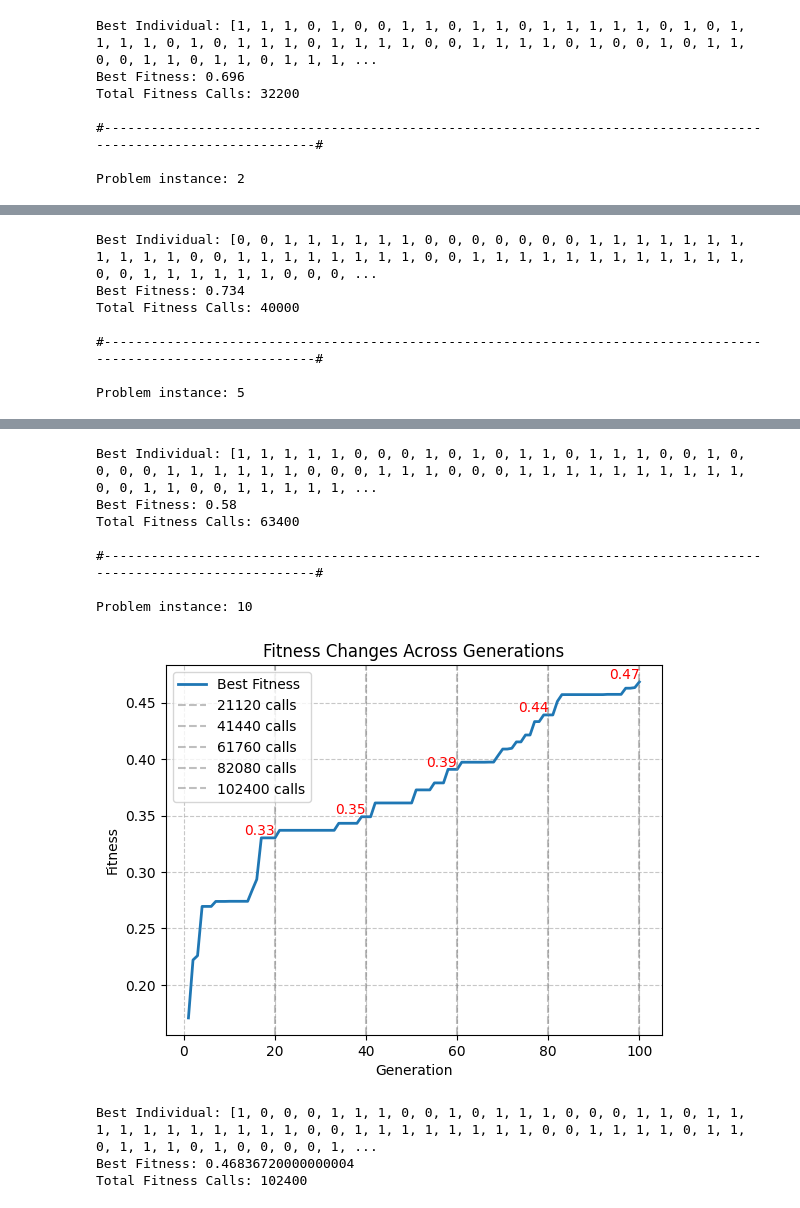
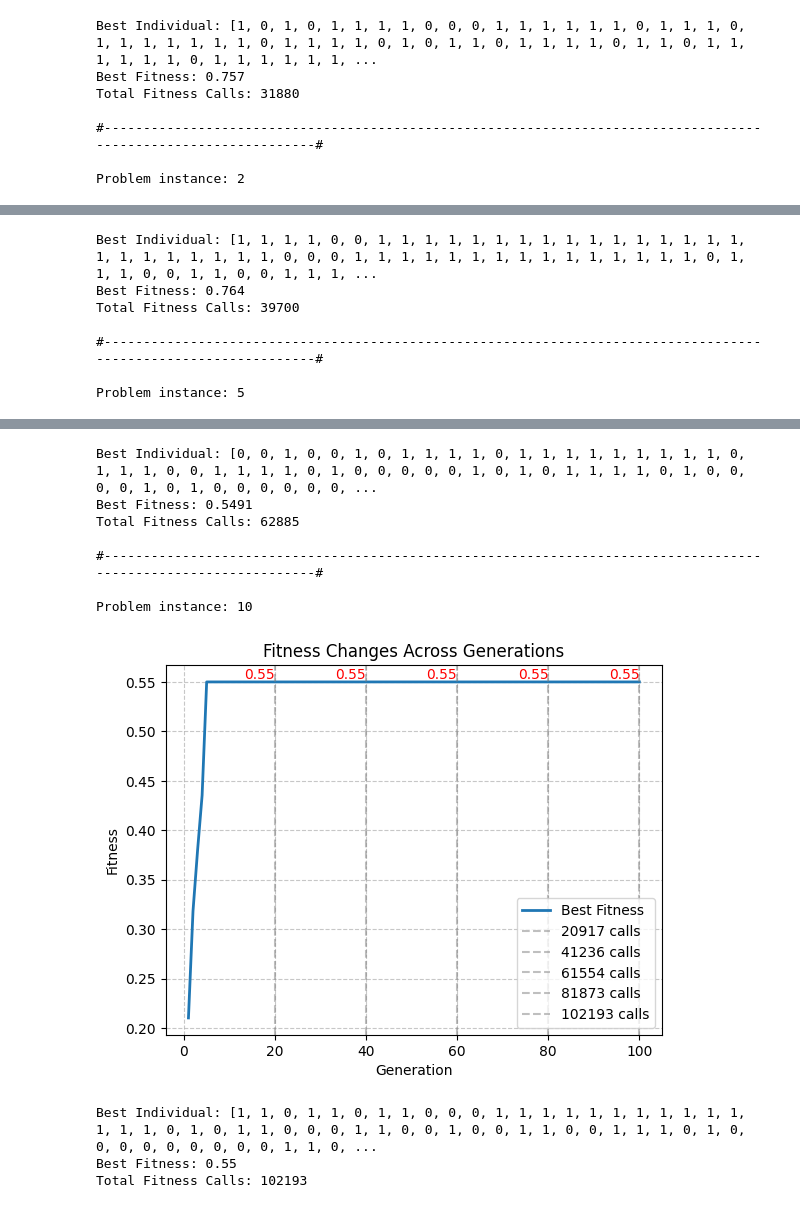
Before and after one commit to lfmvit/s317264-computational-intelligence-labs, a Jupyter notebook: lab9/lab9.ipynb, the cells around one changed output, grey strips where cells are left out. Drawn from its saved outputs; the diff is of its cells as text; code cells hidden in the pictures.

Commit message:
fixed mutation accurring along crossover

```diff
--- a/lab9/lab9.ipynb
+++ b/lab9/lab9.ipynb
@@ -31,16 +31,19 @@ class GeneticAlgorithm:
         # Select the best individuals from each population
         best_individuals = []
         for population in all_populations:
-            best_individuals.extend(sorted(population, key=self.fitness_function, reverse=True)[:2])
+            best_individuals.extend(sorted(population, key=self.fitness_function, reverse=True)[:5])
 
         return best_individuals
 
     def custom_crossover(self, ind1, ind2, k):
         # Create a child as a copy of the parent
-        child = deepcopy(ind1)
+        child = list(ind1)
 
         # Initialize the best fitness
         best_fitness = self.fitness_function(child)
+
+        # Flag to track whether crossover resulted in a different child
+        crossover_changed = False
 
         # Iterate from i to k and find the best fitness
         for i in range(k):
@@ -55,11 +58,17 @@ class GeneticAlgorithm:
             # Update the best fitness and child if the current child is better
             if fitness_child > best_fitness:
                 best_fitness = fitness_child
+                crossover_changed = True
             else:
                 # If the current child is not better, revert the crossover changes
                 child[i::step] = ind1[i::step]
 
+        # If crossover didn't result in a different child, apply mutation
+        if not crossover_changed:
+            child = self.mutate(child, a)
+
         return child
+
 
     def mutate(self, individual, k):
         mutated_individual = deepcopy(individual)
@@ -96,9 +105,9 @@ class GeneticAlgorithm:
                     if i != j:
                         child = self.custom_crossover(self.population[elite_individuals[i]], self.population[j], a)
                         #child = self.custom_crossover(self.population[elite_individuals[i]], self.population[elite_individuals[j]], a)
-                        if child is not None:
-                            child = self.mutate(child,a)  # Apply mutation
-                            offspring_set.add(tuple(child))
+
+
+                        offspring_set.add(tuple(child))
 
             offspring = [list(child) for child in offspring_set]
 
@@ -156,13 +165,13 @@ for a in a:
     print("\n#----------------------------------------------------------------------------------------------------------------#")
     print(f"\nProblem instance: {a}")
 
-    num_populations = 20
+    num_populations = 10
 
     population_size = 40
     genome_length = 1000
 
     crossover_rate = 0.95
-    mutation_rate = 0.10  # Adjust as needed
+    mutation_rate = 0.05
     # Create the fitness function
     fitness = lab9_lib.make_problem(a)
 
@@ -188,6 +197,6 @@ Problem instance: 1
-Best Individual: [1, 1, 1, 0, 1, 0, 0, 1, 1, 0, 1, 1, 0, 1, 1, 1, 1, 1, 0, 1, 0, 1, 1, 1, 1, 0, 1, 0, 1, 1, 1, 0, 1, 1, 1, 1, 0, 0, 1, 1, 1, 1, 0, 1, 0, 0, 1, 0, 1, 1, 0, 0, 1, 1, 0, 1, 1, 0, 1, 1, 1, ...
-Best Fitness: 0.696
-Total Fitness Calls: 32200
+Best Individual: [1, 0, 1, 0, 1, 1, 1, 1, 0, 0, 0, 1, 1, 1, 1, 1, 1, 0, 1, 1, 1, 0, 1, 1, 1, 1, 1, 1, 1, 0, 1, 1, 1, 1, 0, 1, 0, 1, 1, 0, 1, 1, 1, 1, 0, 1, 1, 0, 1, 1, 1, 1, 1, 1, 0, 1, 1, 1, 1, 1, 1, ...
+Best Fitness: 0.757
+Total Fitness Calls: 31880
 
 #----------------------------------------------------------------------------------------------------------------#
 
@@ -196,6 +205,6 @@ Problem instance: 2
-Best Individual: [0, 0, 1, 1, 1, 1, 1, 1, 0, 0, 0, 0, 0, 0, 0, 1, 1, 1, 1, 1, 1, 1, 1, 1, 1, 1, 0, 0, 1, 1, 1, 1, 1, 1, 1, 1, 0, 0, 1, 1, 1, 1, 1, 1, 1, 1, 1, 1, 1, 1, 0, 0, 1, 1, 1, 1, 1, 1, 0, 0, 0, ...
-Best Fitness: 0.734
-Total Fitness Calls: 40000
+Best Individual: [1, 1, 1, 1, 0, 0, 1, 1, 1, 1, 1, 1, 1, 1, 1, 1, 1, 1, 1, 1, 1, 1, 1, 1, 1, 1, 1, 1, 1, 1, 0, 0, 0, 1, 1, 1, 1, 1, 1, 1, 1, 1, 1, 1, 1, 1, 1, 1, 0, 1, 1, 1, 0, 0, 1, 1, 0, 0, 1, 1, 1, ...
+Best Fitness: 0.764
+Total Fitness Calls: 39700
 
 #----------------------------------------------------------------------------------------------------------------#
 
@@ -204,11 +213,11 @@ Problem instance: 5
-Best Individual: [1, 1, 1, 1, 1, 0, 0, 0, 1, 0, 1, 0, 1, 1, 0, 1, 1, 1, 0, 0, 1, 0, 0, 0, 0, 1, 1, 1, 1, 1, 1, 0, 0, 0, 1, 1, 1, 0, 0, 0, 1, 1, 1, 1, 1, 1, 1, 1, 1, 1, 0, 0, 1, 1, 0, 0, 1, 1, 1, 1, 1, ...
-Best Fitness: 0.58
-Total Fitness Calls: 63400
+Best Individual: [0, 0, 1, 0, 0, 1, 0, 1, 1, 1, 1, 0, 1, 1, 1, 1, 1, 1, 1, 1, 1, 0, 1, 1, 1, 0, 0, 1, 1, 1, 1, 0, 1, 0, 0, 0, 0, 0, 1, 0, 1, 0, 1, 1, 1, 1, 0, 1, 0, 0, 0, 0, 1, 0, 1, 0, 0, 0, 0, 0, 0, ...
+Best Fitness: 0.5491
+Total Fitness Calls: 62885
 
 #----------------------------------------------------------------------------------------------------------------#
 
 Problem instance: 10
-[figure, old version]
+[figure, new version]
-Best Individual: [1, 0, 0, 0, 1, 1, 1, 0, 0, 1, 0, 1, 1, 1, 0, 0, 0, 1, 1, 0, 1, 1, 1, 1, 1, 1, 1, 1, 1, 1, 1, 0, 0, 1, 1, 1, 1, 1, 1, 1, 1, 0, 0, 1, 1, 1, 1, 0, 1, 1, 0, 1, 1, 1, 0, 1, 0, 0, 0, 0, 1, ...
-Best Fitness: 0.46836720000000004
-Total Fitness Calls: 102400
+Best Individual: [1, 1, 0, 1, 1, 0, 1, 1, 0, 0, 0, 1, 1, 1, 1, 1, 1, 1, 1, 1, 1, 1, 1, 1, 1, 0, 1, 0, 1, 1, 0, 0, 0, 1, 1, 0, 0, 1, 0, 0, 1, 1, 0, 0, 1, 1, 1, 0, 1, 0, 0, 0, 0, 0, 0, 0, 0, 0, 1, 1, 0, ...
+Best Fitness: 0.55
+Total Fitness Calls: 102193
```
Also changed, not shown: parts of 1 cell of this notebook.
